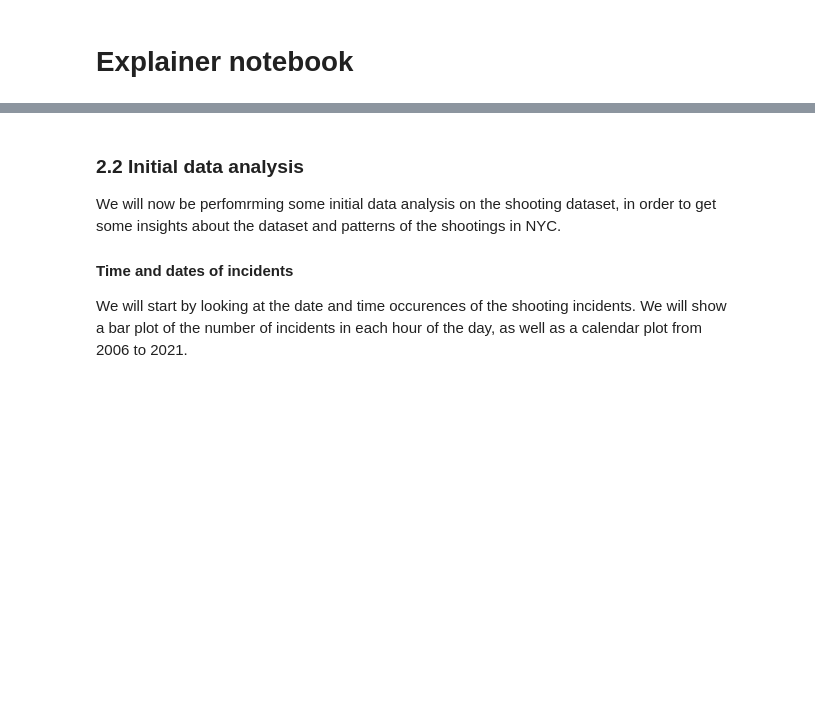
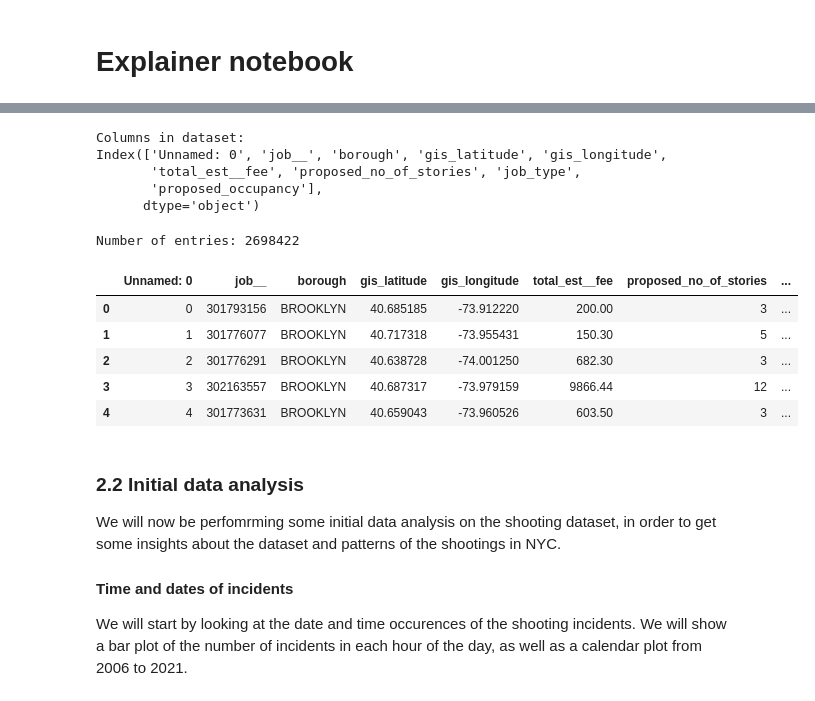
Before and after one commit to pauloog/SocialData, a Jupyter notebook: Final Project/Exploratory Data Analysis.ipynb, the cells around one changed output, grey strips where cells are left out. Cells and saved outputs as stored; diff of their text form; code cells hidden in the pictures; blank space fills up the shorter version.

```diff
--- a/Final Project/Exploratory Data Analysis.ipynb
+++ b/Final Project/Exploratory Data Analysis.ipynb
@@ -130,3 +205,40 @@ df_shooting.head()
+# %%
+'''
+Takes long time
+results = client.get_all("ic3t-wcy2")
+construction_df = pd.DataFrame.from_records(results)
+construction_df=construction_df[['job__','borough','gis_latitude', 'gis_longitude','total_est__fee', 'proposed_no_of_stories', 'job_type','proposed_occupancy']]
+construction_df.to_csv('Construction_applications_v2.csv')
+'''
+# Loading csv
+construction_df=pd.read_csv('Construction_applications_v2.csv')
+
+# Prints the first columns and few rows of the dataframe
+print('Columns in dataset:')
+print(construction_df.columns)
+
+# Convert fee to float
+construction_df['total_est__fee']=construction_df['total_est__fee'].str.replace('$', '').astype(float)
+
+# Convert coordinates to floats
+construction_df.gis_latitude=construction_df.gis_latitude.astype(float)
+construction_df.gis_longitude=construction_df.gis_longitude.astype(float)
+
+print('Number of entries:', len(construction_df))
+construction_df.head()
+# %% [output]
+Columns in dataset:
+Index(['Unnamed: 0', 'job__', 'borough', 'gis_latitude', 'gis_longitude',
+       'total_est__fee', 'proposed_no_of_stories', 'job_type',
+       'proposed_occupancy'],
+      dtype='object')
+Number of entries: 2698422
+|  | Unnamed: 0 | job__ | borough | gis_latitude | gis_longitude | total_est__fee | proposed_no_of_stories | ... |
+| 0 | 0 | 301793156 | BROOKLYN | 40.685185 | -73.912220 | 200.00 | 3 | ... |
+| 1 | 1 | 301776077 | BROOKLYN | 40.717318 | -73.955431 | 150.30 | 5 | ... |
+| 2 | 2 | 301776291 | BROOKLYN | 40.638728 | -74.001250 | 682.30 | 3 | ... |
+| 3 | 3 | 302163557 | BROOKLYN | 40.687317 | -73.979159 | 9866.44 | 12 | ... |
+| 4 | 4 | 301773631 | BROOKLYN | 40.659043 | -73.960526 | 603.50 | 3 | ... |
 # %% [markdown]
 ### 2.2 Initial data analysis
 
```
Also changed, not shown: parts of 17 cells of this notebook, 1 other file.
